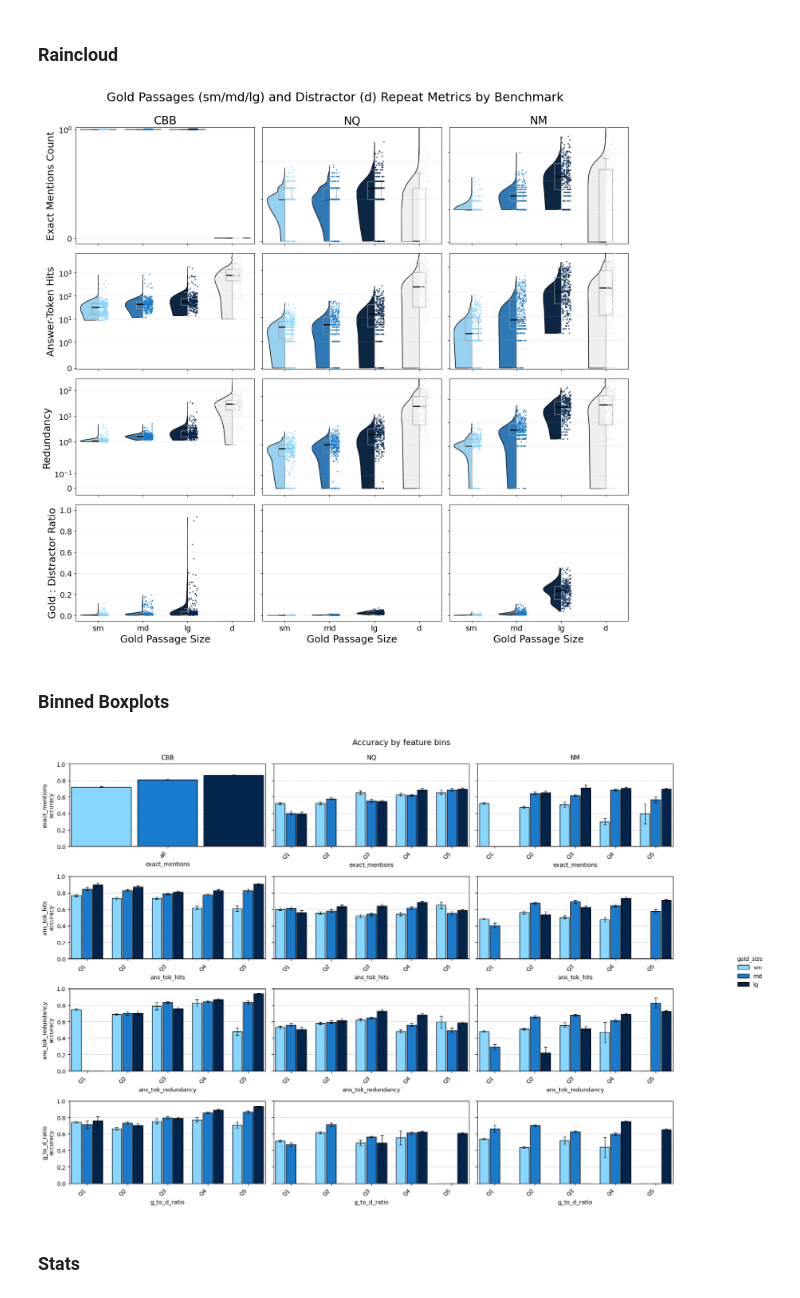
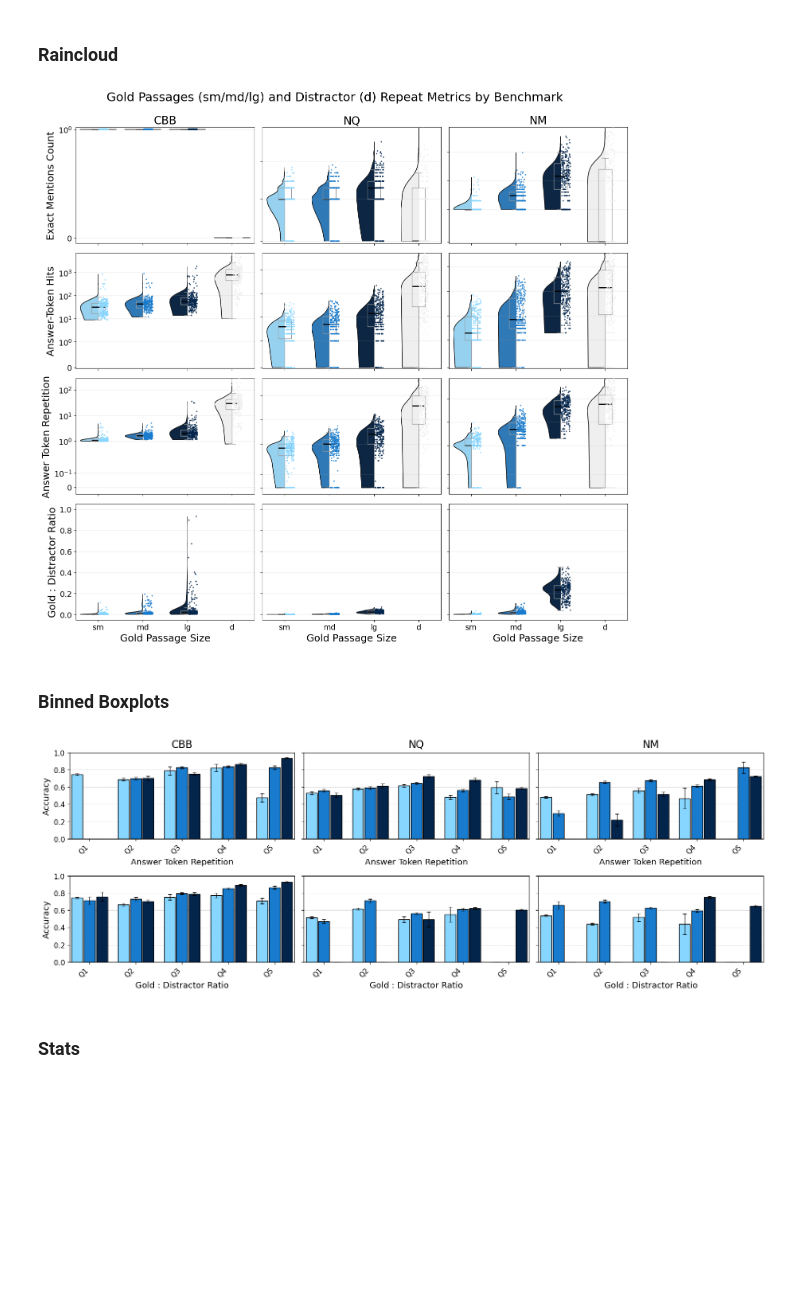
Before and after one commit to NIH-CARD/LostInTheHaystack, a Jupyter notebook: analysis.ipynb, the cells around one changed output. Saved outputs shown, nothing was run; the diff lists cells and outputs as text; code cells hidden in the pictures; blank space fills up the shorter version.

```diff
--- a/analysis.ipynb
+++ b/analysis.ipynb
@@ -696,7 +696,7 @@ METRICS = {
     "ans_tok_hits": dict(ylabel="Answer-Token Hits", scale="symlog", linthresh=1),
     # "ans_tok_hit_ratio": dict(ylabel="Hit ratio", scale="linear"),
     # "ans_tok_density": dict(ylabel="Token density", scale="linear"),
-    "ans_tok_redundancy": dict(ylabel="Redundancy", scale="symlog", linthresh=0.2),
+    "ans_tok_redundancy": dict(ylabel="Answer Token Repetition", scale="symlog", linthresh=0.2),
     "to_d_ratio": dict(ylabel="Gold : Distractor Ratio", scale="linear", linthresh=0.01),
     # "to_all_ratio": dict(ylabel="Gold : All Token ratio", scale="linear", linthresh=0.01),
 }
@@ -858,7 +858,7 @@ fig.suptitle("Gold Passages (sm/md/lg) and Distractor (d) Repeat Metrics by Benc
 plt.tight_layout()
 plt.savefig("data/images/repetition.png")
 # %% [output]
-[figure, old version]
+[figure, new version]
 # %% [markdown]
 ### Binned Boxplots
 # %%
@@ -1006,13 +1006,14 @@ def plot_binned_accuracy_grouped(
     # cosmetics
     ax.grid(True, axis="y", ls="--", lw=0.5, zorder=1)
     ax.set_xticks(x_centers)
-    ax.set_xticklabels(acc.index.astype(str), rotation=45, ha="right")
+    ax.set_xticklabels(acc.index.astype(str), rotation=45, ha="right", fontsize=11)
     ax.set_ylim(0, 1)
-    ax.set_ylabel("Accuracy")
-    ax.set_xlabel(feature)
+    ax.set_ylabel("Accuracy", fontsize=13)
+    ax.tick_params(axis="y", labelsize=11)
+    ax.set_xlabel(feature, fontsize=13)
     mode = f"{quantile_bins}-quantile" if quantile_bins else "equal width"
-    ax.set_title(f"Accuracy by {feature} ({mode} bins), grouped by {gold_col}")
-    ax.legend(title=gold_col, bbox_to_anchor=(1.02, 1), loc="upper left")
+    ax.set_title(f"Accuracy by {feature} ({mode} bins), grouped by {gold_col}", fontsize=14)
+    ax.legend(title=gold_col, bbox_to_anchor=(1.02, 1), loc="upper left", title_fontsize=12, fontsize=11)
     ax.margins(x=0.01)
     plt.tight_layout()
 
@@ -1020,10 +1021,15 @@ def plot_binned_accuracy_grouped(
 # %%
 
 # Binned Boxplots Runner
+FEATURE_LABELS = {
+    "exact_mentions": "Exact Mentions",
+    "ans_tok_redundancy": "Answer Token Repetition",
+    "g_to_d_ratio": "Gold : Distractor Ratio"
+}
 
 METRICS = [
-    "exact_mentions",
-    "ans_tok_hits",
+    # "exact_mentions",
+    # "ans_tok_hits",
     # "ans_tok_hit_ratio",
     # "ans_tok_density",
     "ans_tok_redundancy",
@@ -1046,38 +1052,40 @@ fig, axes = plt.subplots(
 )
 
 for r, metric in enumerate(METRICS):
     for c, (bench_name, df) in enumerate(BENCHMARK_DFS_DICT.items()):
         size_means = df.groupby("gold_size", observed=True)["correct"].mean()
         ref_dict   = {lbl: {"avg": v, "color": DOC_COLORS[lbl]} for lbl, v in size_means.items()}
 
         ax = axes[r, c]
 
         plot_binned_accuracy_grouped(
             df,
             feature=metric,
             gold_col="gold_size",
             order=ORDER,
             palette=PALETTE,
             ax=ax,
             quantile_bins=5,
             # max_bins=4,
             # ref_lines=ref_dict,
         )
 
         # titles & y‑labels
-        ax.set_title(bench_name if r == 0 else "", fontsize=11, pad=8)
-        ax.set_ylabel(f"{metric}\naccuracy" if c == 0 else "")
+        ax.set_title(bench_name if r == 0 else "", fontsize=16, pad=8)
+        ax.set_ylabel(f"Accuracy" if c == 0 else "")
+        ax.set_xlabel(FEATURE_LABELS.get(metric, metric))
         ax.legend_.remove()
 
 # single, global legend to the right
 handles, labels = axes[0, 0].get_legend_handles_labels()
-fig.legend(handles, labels, title="gold_size", loc="center right", frameon=False)
+# fig.legend(handles, labels, title="", loc="upper right", frameon=False, bbox_to_anchor=(.925, 0.625))
 plt.tight_layout(rect=[0, 0.05, 0.88, 1])
-fig.suptitle("Accuracy by feature bins", y=1.02, fontsize=14)
+# fig.suptitle("Accuracy by Confounder Features", x=0.46, y=1.03, fontsize=18)
 
+plt.savefig("data/images/confounder_perf.png")
 plt.show()
 # %% [output]
-[figure, old version]
+[figure, new version]
 # %% [markdown]
 ### Stats
 # %%
```
